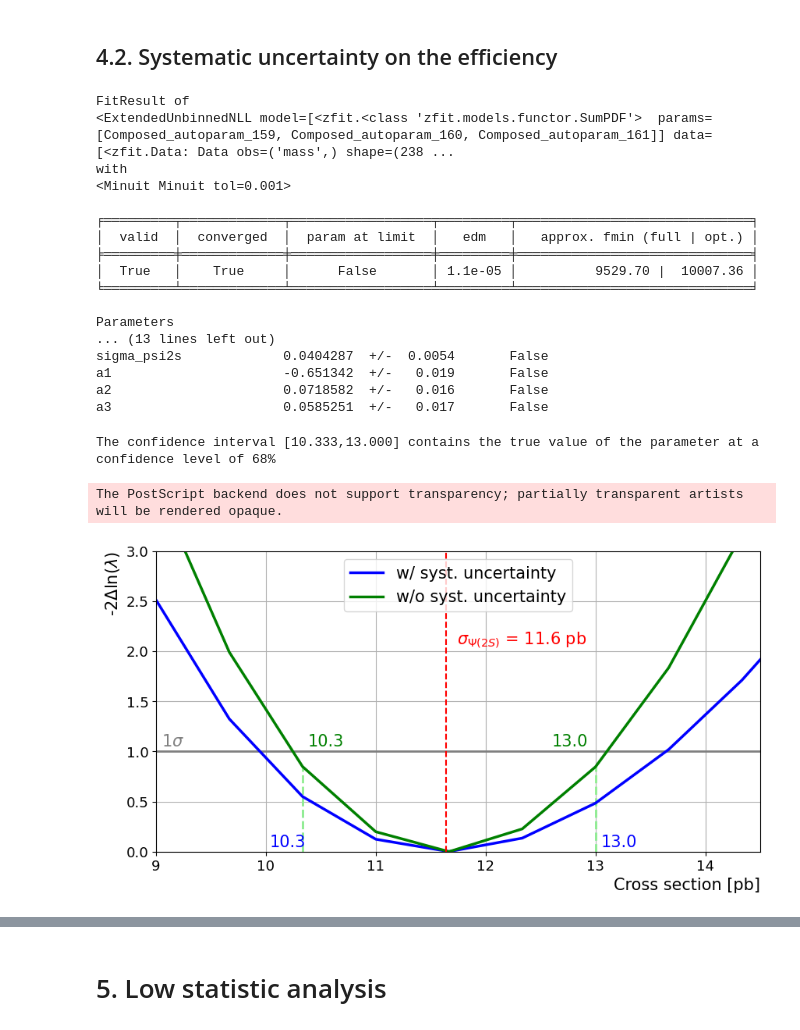
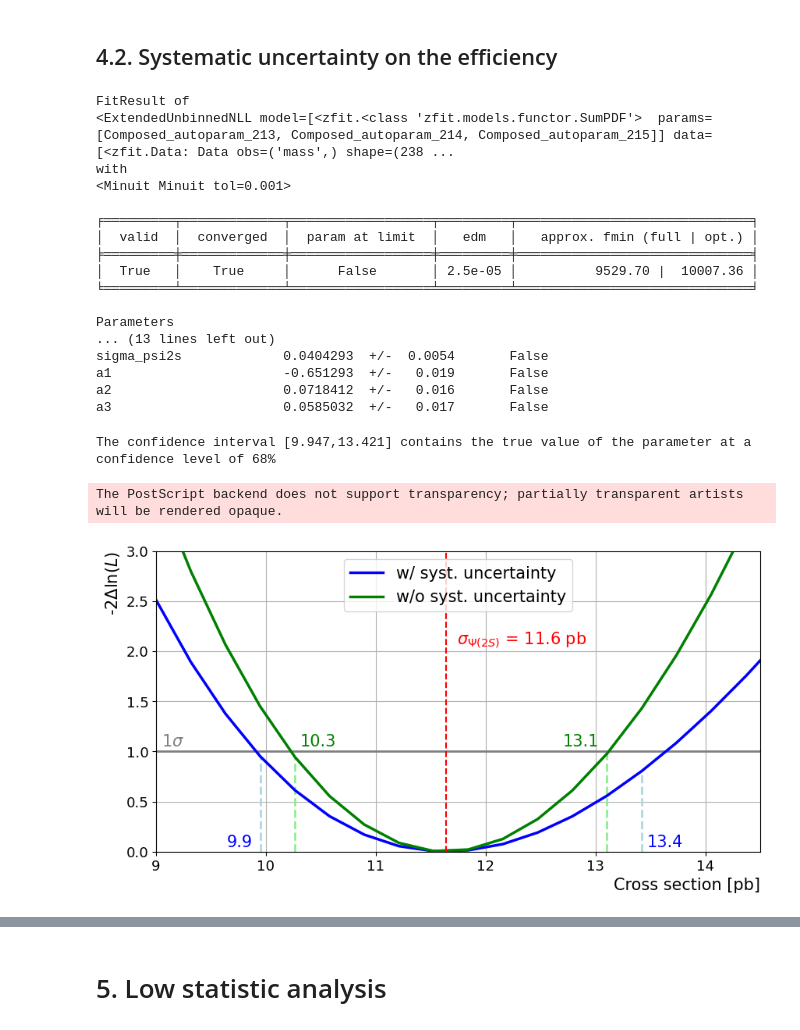
Before and after one commit to Matteo-Bellino/SMATEP_Project, a Jupyter notebook: Psi2S_RadanoBellino.ipynb, the cells around one changed output, grey strips where cells are left out. Cells and saved outputs as stored; diff of their text form; code cells hidden in the pictures.

```diff
--- a/Psi2S_RadanoBellino.ipynb
+++ b/Psi2S_RadanoBellino.ipynb
@@ -631,7 +635,7 @@ plt.show()
 # %% [markdown]
 ## 4.1. No systematic uncertainty
 # %%
-NLL_size = 10
+NLL_size = 20
 xs_values = np.linspace(9,15,NLL_size)
 NLL_values = np.zeros(NLL_size)
 
@@ -715,22 +719,22 @@ result_sys.hesse()
 print(result_sys)
 # %% [output]
 FitResult of
-<ExtendedUnbinnedNLL model=[<zfit.<class 'zfit.models.functor.SumPDF'>  params=[Composed_autoparam_159, Composed_autoparam_160, Composed_autoparam_161]] data=[<zfit.Data: Data obs=('mass',) shape=(238 ...
+<ExtendedUnbinnedNLL model=[<zfit.<class 'zfit.models.functor.SumPDF'>  params=[Composed_autoparam_213, Composed_autoparam_214, Composed_autoparam_215]] data=[<zfit.Data: Data obs=('mass',) shape=(238 ...
 with
 <Minuit Minuit tol=0.001>
 
 ╒═════════╤═════════════╤══════════════════╤═════════╤══════════════════════════════╕
 │  valid  │  converged  │  param at limit  │   edm   │   approx. fmin (full | opt.) │
 ╞═════════╪═════════════╪══════════════════╪═════════╪══════════════════════════════╡
-│  True   │    True     │      False       │ 1.1e-05 │          9529.70 |  10007.36 │
+│  True   │    True     │      False       │ 2.5e-05 │          9529.70 |  10007.36 │
 ╘═════════╧═════════════╧══════════════════╧═════════╧══════════════════════════════╛
 
 Parameters
 ... (13 lines left out)
-sigma_psi2s             0.0404287  +/-  0.0054       False
-a1                      -0.651342  +/-   0.019       False
-a2                      0.0718582  +/-   0.016       False
-a3                      0.0585251  +/-   0.017       False
+sigma_psi2s             0.0404293  +/-  0.0054       False
+a1                      -0.651293  +/-   0.019       False
+a2                      0.0718412  +/-   0.016       False
+a3                      0.0585032  +/-   0.017       False
 # %%
 # Evaluating the minimum NLL while the cross section is fixed (Profile Likelihood)
 
@@ -756,41 +760,41 @@ xs_temporary_sys = xs_values[NLL_variation_sys<1]
 xs_interval_sys = [np.min(xs_temporary_sys), np.max(xs_temporary_sys)]
 print(f"The confidence interval [{xs_interval_sys[0]:.3f},{xs_interval_sys[1]:.3f}] contains the true value of the parameter at a confidence level of 68%")
 # %% [output]
-The confidence interval [10.333,13.000] contains the true value of the parameter at a confidence level of 68%
+The confidence interval [9.947,13.421] contains the true value of the parameter at a confidence level of 68%
 # %%
 # Displaying the results
 plt.figure(figsize=(10,5))
 plt.plot(xs_values, np.ones(NLL_size), color='grey', linewidth=2)
 plt.text(9.05,1.05, "$1\sigma$", color='gray', fontsize = fs) #this line does not work for some reason
 
 plt.plot([xs_interval_sys[0], xs_interval_sys[0]], [0, NLL_variation_sys[NLL_variation_sys<1][0]], color='lightblue', linestyle = "--", linewidth=2)
 plt.plot([xs_interval_sys[1], xs_interval_sys[1]], [0, NLL_variation_sys[NLL_variation_sys<1][-1]],color='lightblue', linestyle = "--", linewidth=2)
 plt.plot([xs_interval[0], xs_interval[0]], [0, NLL_variation[NLL_variation<1][0]], color='lightgreen', linestyle = "--", linewidth=2)
 plt.plot([xs_interval[1], xs_interval[1]], [0, NLL_variation[NLL_variation<1][-1]],color='lightgreen', linestyle = "--", linewidth=2)
 
 plt.plot(xs_values, NLL_variation_sys, color = "blue", label='w/ syst. uncertainty', linewidth=2.5)
 plt.plot(xs_values, NLL_variation, color = 'green', label='w/o syst. uncertainty', linewidth=2.5)
 plt.axvline(result_sys.values[2], color='red', linestyle = "--")
 #plt.title('Confidence interval (likelihood ratio method)', fontsize = fs)
 plt.xlabel('Cross section [pb]', fontsize = fs, loc = "right")
-plt.ylabel('-2$\\Delta$ln($\lambda$)', fontsize = fs, loc = "top")
+plt.ylabel('-2$\\Delta$ln(L)', fontsize = fs, loc = "top")
 plt.grid()
 plt.tick_params(axis='both', labelsize=tfs)
 plt.ylim([0.,3.])
 plt.xlim([9.,14.5])
 plt.text(xs_interval_sys[0]-0.3,0.05, f'{xs_interval_sys[0]:.1f}', color='blue', fontsize = fs)
 plt.text(xs_interval_sys[1]+0.05,0.05, f'{xs_interval_sys[1]:.1f}', color='blue', fontsize = fs)
 plt.text(xs_interval[0]+0.05,1.05, f'{xs_interval[0]:.1f}', color='green', fontsize = fs)
 plt.text(xs_interval[1]-0.4,1.05, f'{xs_interval[1]:.1f}', color='green', fontsize = fs)
 plt.text(result_sys.values[2]+0.1,2.07, "$\sigma_{\Psi(2S)}$"+f" = {result_sys.values[2]:.1f} pb", color='red', fontsize = fs)
 plt.legend(fontsize = fs, loc='upper center')
 
 plt.savefig("sys_LR.png")
 plt.savefig("sys_LR.eps")
 plt.show()
 # %% [output]
 The PostScript backend does not support transparency; partially transparent artists will be rendered opaque.
-[figure, old version]
+[figure, new version]
 # %%
 print(f"xs = {result_sys.values[2]} + {result_sys.values[2]-xs_interval_sys[0]} - {-result_sys.values[2]+xs_interval_sys[1]}")
 # %% [output]
```
Also changed, not shown: parts of 5 cells of this notebook.
